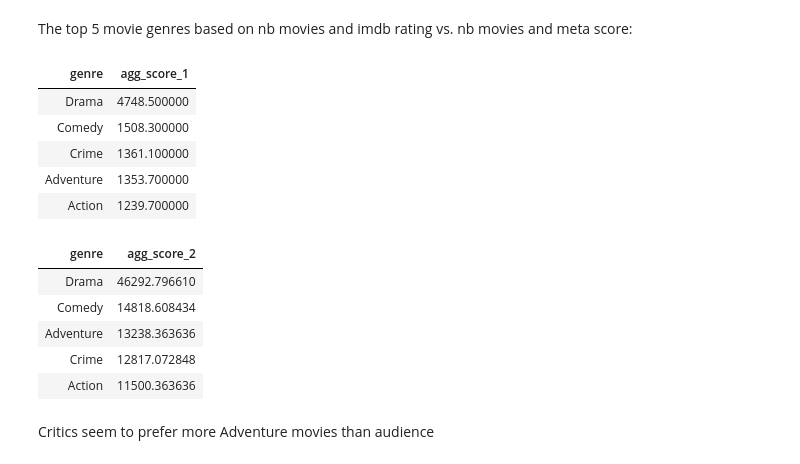
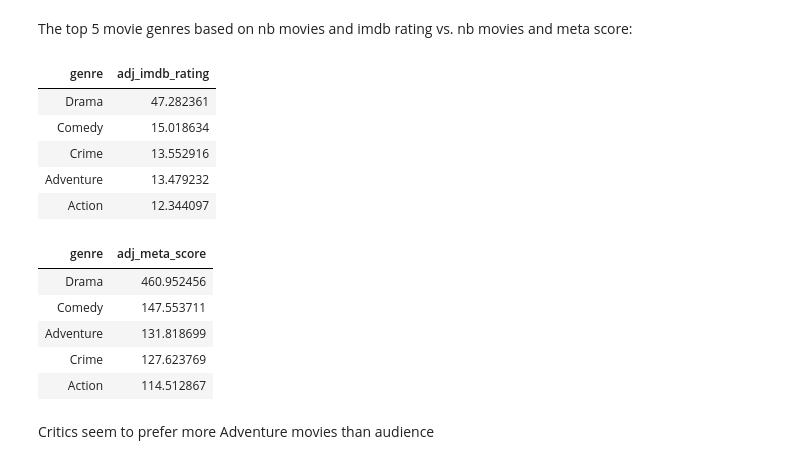
Before and after one commit to raphaeldahomay/school_da_project_m2, a Jupyter notebook: bo_da_imdb.ipynb, the cells around one changed output. Saved outputs shown, nothing was run; the diff lists cells and outputs as text; code cells hidden in the pictures.

```diff
--- a/bo_da_imdb.ipynb
+++ b/bo_da_imdb.ipynb
@@ -232,37 +232,41 @@ Meta Score (critics) goes from 28.0 to 100.0
 #### Comparing Genre
 # %%
 genre_list = genres.columns.to_list()
+total_movies_list = []
+for i in genre_list:
+    total_movies = np.sum(imdb_df[i])
+    total_movies_list.append(total_movies)
 genre_dict = {}
 for i in genre_list:
     total_movies = np.sum(imdb_df[i])
     avg_imdb_rating = np.average(imdb_df["imdb_rating"].loc[imdb_df[i] == 1])
     avg_gross = np.average(imdb_df["gross"].loc[imdb_df[i] == 1])
     avg_meta_score = np.nanmean(imdb_df["meta_score"].loc[imdb_df[i] == 1])
-    agg_score_1 = total_movies * avg_imdb_rating
-    agg_score_2 = total_movies * avg_meta_score
-    genre_dict[i] = [total_movies, avg_imdb_rating, agg_score_1, avg_gross, agg_score_2]
+    adj_imdb_rating = total_movies * avg_imdb_rating / np.mean(total_movies_list)
+    adj_meta_score = total_movies * avg_meta_score / np.mean(total_movies_list)
+    genre_dict[i] = [total_movies, avg_imdb_rating, adj_imdb_rating, avg_gross, adj_meta_score]
 # %%
 genre_df = pd.DataFrame(genre_dict).T.reset_index()
-genre_df = genre_df.rename(columns={'index': 'genre', 0: 'nb_movies', 1: 'avg_imdb_rating', 2: 'agg_score_1', 3: 'avg_gross', 4: 'agg_score_2'})
+genre_df = genre_df.rename(columns={'index': 'genre', 0: 'nb_movies', 1: 'avg_imdb_rating', 2: 'adj_imdb_rating', 3: 'avg_gross', 4: 'adj_meta_score'})
 # %% [markdown]
 The top 5 movie genres based on nb movies and imdb rating vs. nb movies and meta score:
 # %%
-df_1 = genre_df.loc[:,['genre', 'agg_score_1']].sort_values('agg_score_1', ascending=False).iloc[:5].style.hide(axis="index")
-df_2 = genre_df.loc[:,['genre', 'agg_score_2']].sort_values('agg_score_2', ascending=False).iloc[:5].style.hide(axis="index")
+df_1 = genre_df.loc[:,['genre', 'adj_imdb_rating']].sort_values('adj_imdb_rating', ascending=False).iloc[:5].style.hide(axis="index")
+df_2 = genre_df.loc[:,['genre', 'adj_meta_score']].sort_values('adj_meta_score', ascending=False).iloc[:5].style.hide(axis="index")
 display(df_1, df_2)
 # %% [output]
-| genre | agg_score_1 |
-| Drama | 4748.500000 |
-| Comedy | 1508.300000 |
-| Crime | 1361.100000 |
-| Adventure | 1353.700000 |
-| Action | 1239.700000 |
+| genre | adj_imdb_rating |
+| Drama | 47.282361 |
+| Comedy | 15.018634 |
+| Crime | 13.552916 |
+| Adventure | 13.479232 |
+| Action | 12.344097 |
-| genre | agg_score_2 |
-| Drama | 46292.796610 |
-| Comedy | 14818.608434 |
-| Adventure | 13238.363636 |
-| Crime | 12817.072848 |
-| Action | 11500.363636 |
+| genre | adj_meta_score |
+| Drama | 460.952456 |
+| Comedy | 147.553711 |
+| Adventure | 131.818699 |
+| Crime | 127.623769 |
+| Action | 114.512867 |
 # %% [markdown]
 Critics seem to prefer more Adventure movies than audience
 # %% [markdown]
```
Also changed, not shown: parts of 1 cell of this notebook, 1 other file.
